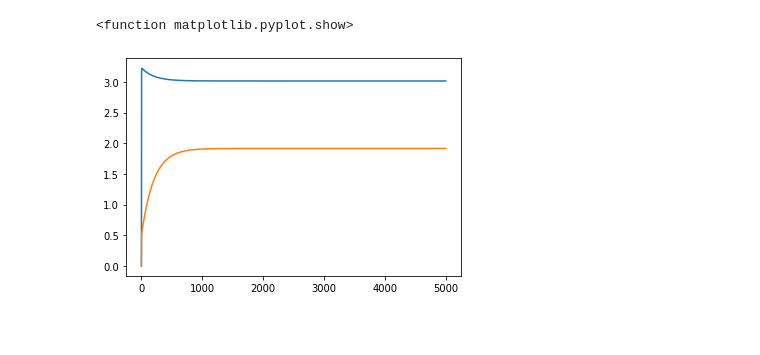
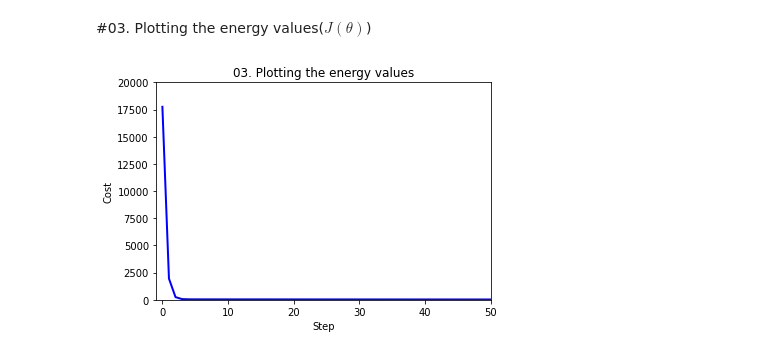
Before and after one commit to CJavaPython/AssignmentFolder, a Jupyter notebook: Assignment02/Assignment02.ipynb, the cells around one changed output. Saved outputs shown, nothing was run; the diff lists cells and outputs as text; code cells hidden in the pictures; blank space fills up the shorter version.

```diff
--- a/Assignment02/Assignment02.ipynb
+++ b/Assignment02/Assignment02.ipynb
@@ -92,7 +93,12 @@ plt.show()
-# %%
-plt.plot(c0_list)
-plt.plot(c1_list)
-plt.show
-# %% [output]
-<function matplotlib.pyplot.show>
-[figure, removed]
+# %% [markdown]
+#03. Plotting the energy values($J(\theta)$)
+# %%
+cost_line = plt.plot(cost_list)
+plt.setp(cost_line, color = 'b', linewidth = 2.0)
+plt.axis([-1, 50, 0, 20000])
+plt.xlabel("Step")
+plt.ylabel("Cost")
+plt.title("03. Plotting the energy values")
+plt.show()
+# %% [output]
+[figure, added]
```
Also changed, not shown: parts of 11 cells of this notebook.
